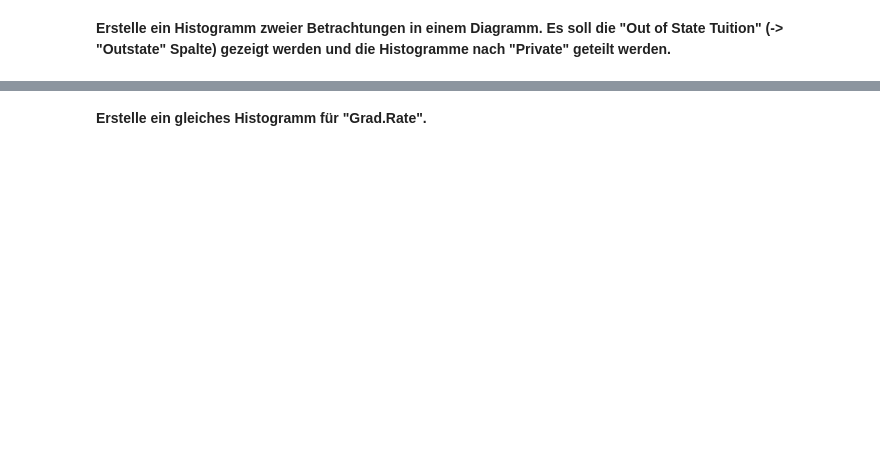
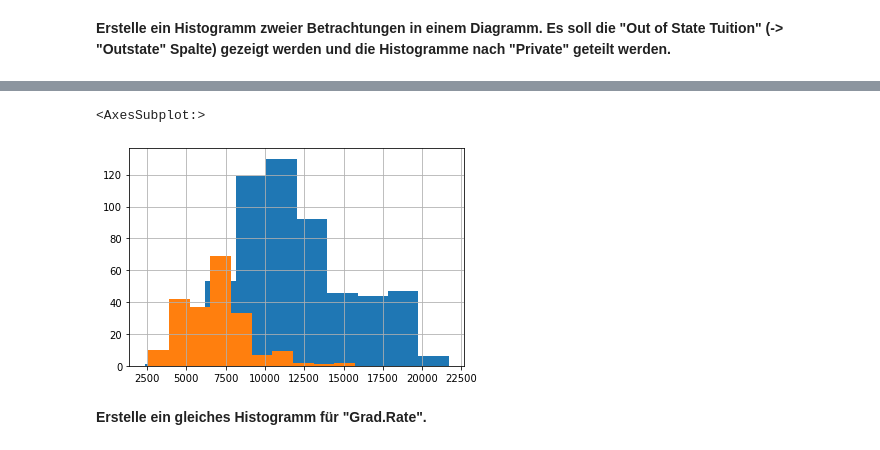
Before and after one commit to haidepzai/Data-Science, a Jupyter notebook: 6-K_Means_Clustering/2-K_Means_Clustering_Projekt-Aufgabe.ipynb, the cells around one changed output, grey strips where cells are left out. Drawn from its saved outputs; the diff is of its cells as text; code cells hidden in the pictures; blank space fills up the shorter version.

```diff
--- a/6-K_Means_Clustering/2-K_Means_Clustering_Projekt-Aufgabe.ipynb
+++ b/6-K_Means_Clustering/2-K_Means_Clustering_Projekt-Aufgabe.ipynb
@@ -105,2 +115,8 @@ Zeit einige Visualisierungen zu erstellen!
+# %%
+df[df['Private'] == "Yes"]["Outstate"].hist()
+df[df['Private'] == "No"]["Outstate"].hist()
+# %% [output]
+<AxesSubplot:>
+[figure, added]
 # %% [markdown]
 **Erstelle ein gleiches Histogramm für "Grad.Rate".**
```
Also changed, not shown: parts of 37 cells of this notebook, 5 other files.
